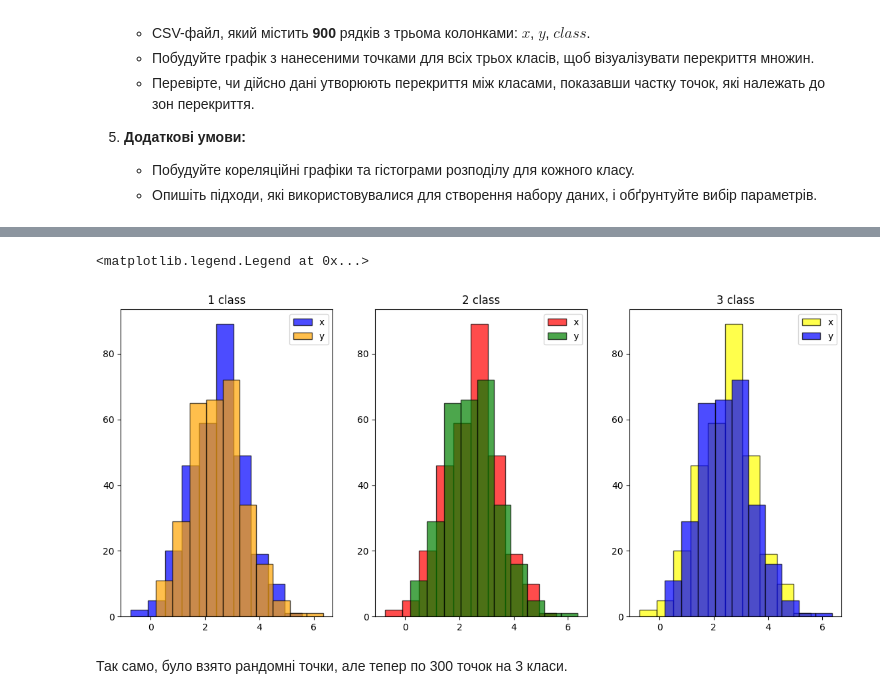
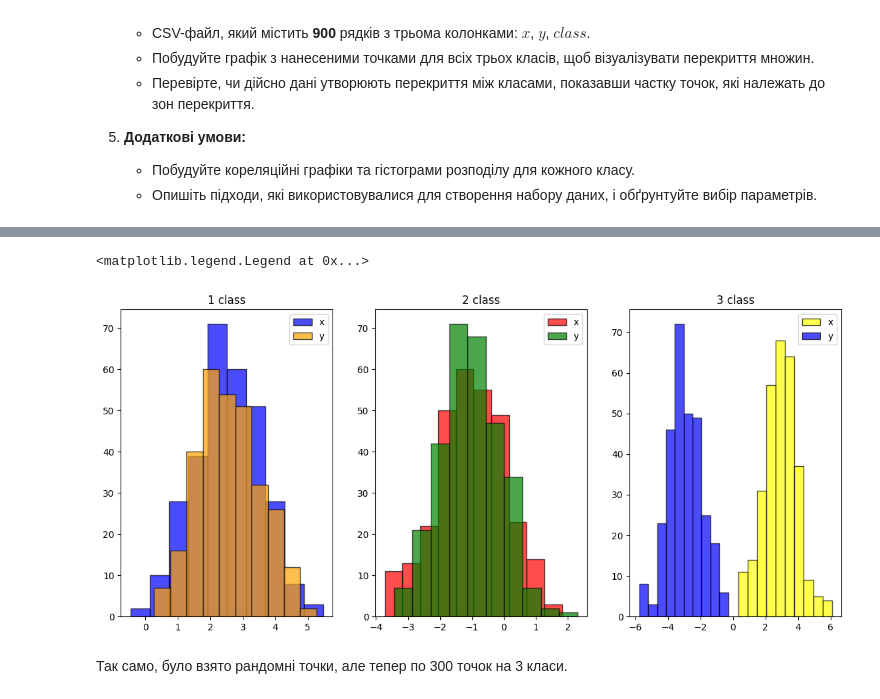
Before and after one commit to RickSanchezzz666/AD, a Jupyter notebook: Lab2/DM_practice_2_new.ipynb, the cells around one changed output, grey strips where cells are left out. Saved outputs shown, nothing was run; the diff lists cells and outputs as text; code cells hidden in the pictures.

```diff
--- a/Lab2/DM_practice_2_new.ipynb
+++ b/Lab2/DM_practice_2_new.ipynb
@@ -124,21 +124,21 @@ plt.scatter(second_df['x'], second_df['y'], c=second_df['class'], cmap='Set1', a
 # %%
 _, axes = plt.subplots(ncols=3, figsize=(14, 6))
 
 axes[0].hist(second_df[second_df['class'] == 0]['x'], bins=10, color='blue', edgecolor='black', alpha=0.7, label='x')
 axes[0].hist(second_df[second_df['class'] == 0]['y'], bins=10, color='orange', edgecolor='black', alpha=0.7, label='y')
 axes[0].set_title("1 class")
 axes[0].legend()
-axes[1].hist(second_df[second_df['class'] == 0]['x'], bins=10, color='red', edgecolor='black', alpha=0.7, label='x')
-axes[1].hist(second_df[second_df['class'] == 0]['y'], bins=10, color='green', edgecolor='black', alpha=0.7, label='y')
+axes[1].hist(second_df[second_df['class'] == 1]['x'], bins=10, color='red', edgecolor='black', alpha=0.7, label='x')
+axes[1].hist(second_df[second_df['class'] == 1]['y'], bins=10, color='green', edgecolor='black', alpha=0.7, label='y')
 axes[1].set_title("2 class")
 axes[1].legend()
-axes[2].hist(second_df[second_df['class'] == 0]['x'], bins=10, color='yellow', edgecolor='black', alpha=0.7, label='x')
-axes[2].hist(second_df[second_df['class'] == 0]['y'], bins=10, color='blue', edgecolor='black', alpha=0.7, label='y')
+axes[2].hist(second_df[second_df['class'] == 2]['x'], bins=10, color='yellow', edgecolor='black', alpha=0.7, label='x')
+axes[2].hist(second_df[second_df['class'] == 2]['y'], bins=10, color='blue', edgecolor='black', alpha=0.7, label='y')
 axes[2].set_title("3 class")
 axes[2].legend()
 # %% [output]
 <matplotlib.legend.Legend at 0x...>
-[figure, old version]
+[figure, new version]
 # %% [markdown]
 Так само, було взято рандомні точки, але тепер по 300 точок на 3 класи.
 # %% [markdown]
```
Also changed, not shown: parts of 23 cells of this notebook, 8 other files.
